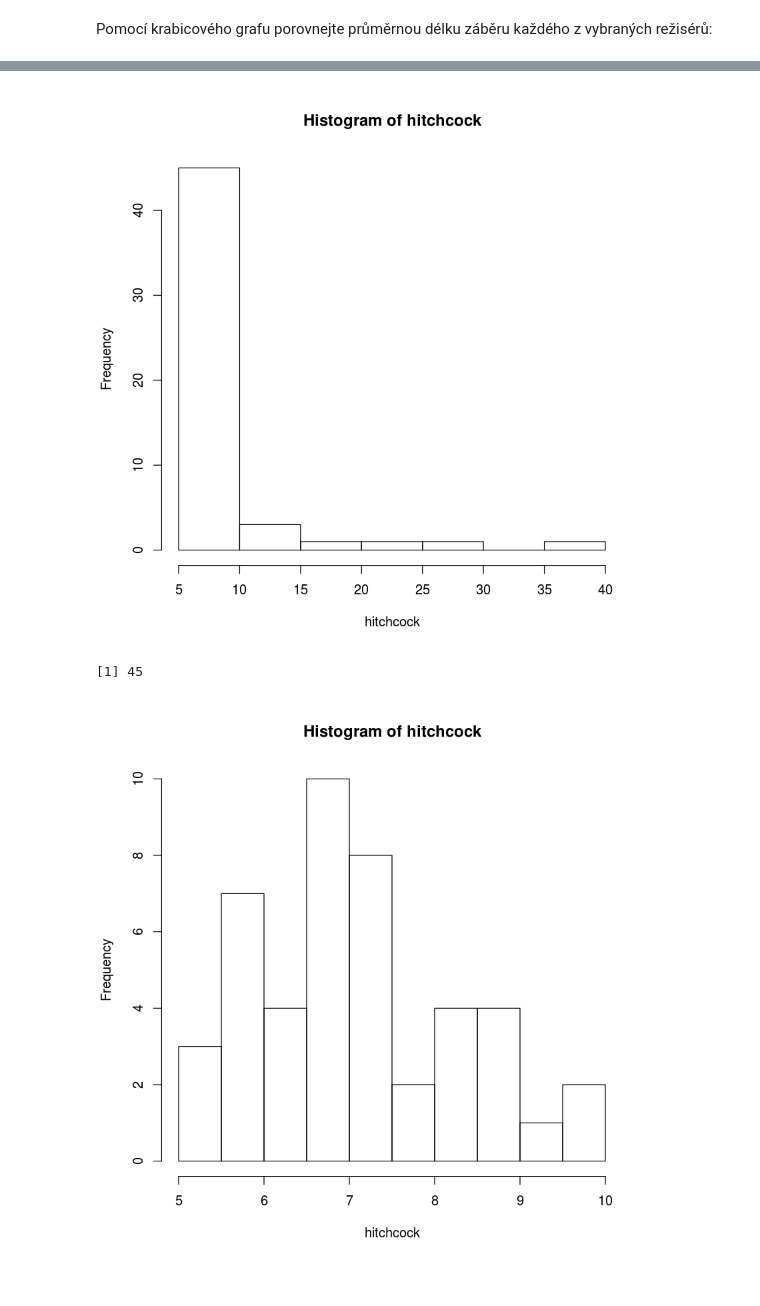
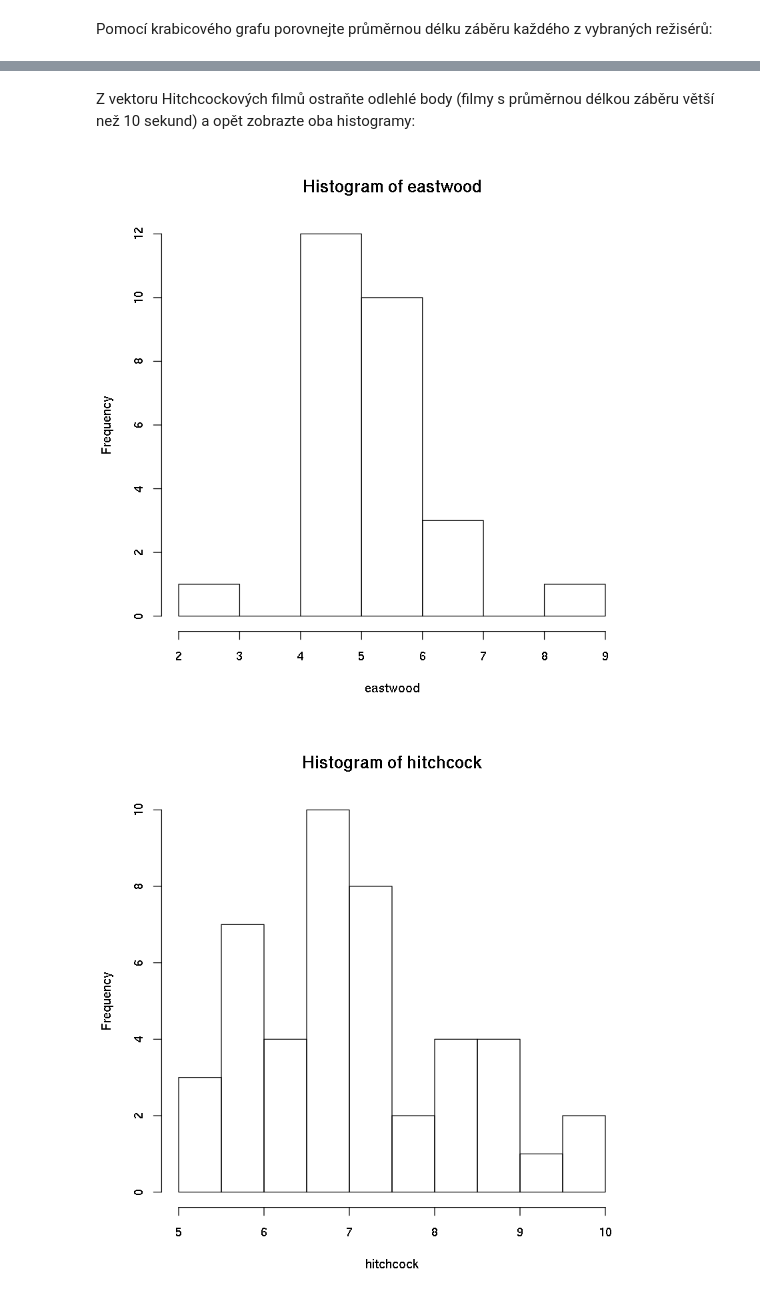
Before and after one commit to lich-uct/r_tutorial, a Jupyter notebook: procvicovani/ulohy_reseni.ipynb, the cells around one changed output, grey strips where cells are left out. Saved outputs shown, nothing was run; the diff lists cells and outputs as text; code cells hidden in the pictures.

```diff
--- a/procvicovani/ulohy_reseni.ipynb
+++ b/procvicovani/ulohy_reseni.ipynb
@@ -356,11 +417,9 @@ hist(eastwood)
-# %%
-hist(hitchcock)
-# %% [output]
-[figure, removed]
+# %% [markdown]
+Z vektoru Hitchcockových filmů ostraňte odlehlé body (filmy s průměrnou délkou záběru větší než 10 sekund) a opět zobrazte oba histogramy:
 # %%
 hitchcock <- hitchcock[hitchcock <= 10]
-length(hitchcock)
+hist(eastwood)
 hist(hitchcock)
 # %% [output]
-[1] 45
-[figure, old version]
+[figure, new version]
+[figure, added]
```
Also changed, not shown: parts of 34 cells of this notebook.
